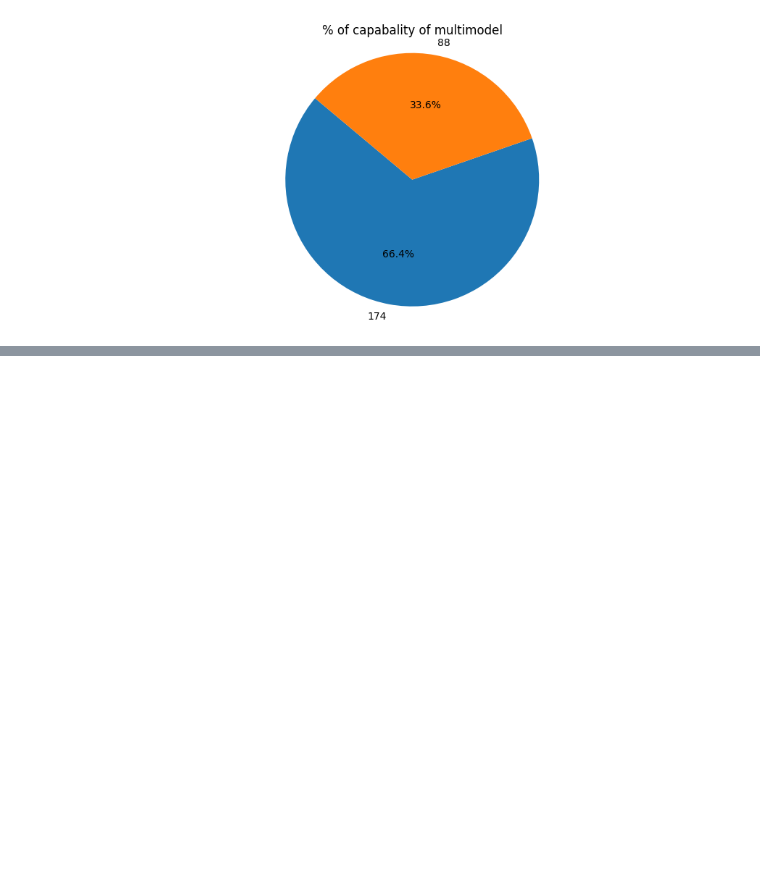
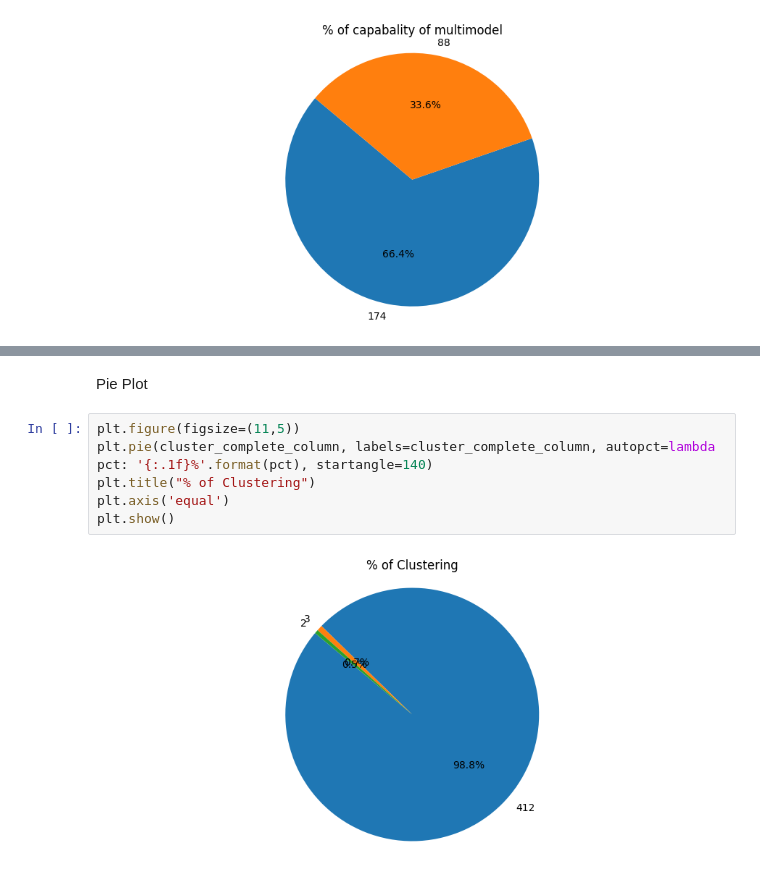
Before and after one commit to vaugsss/DataScience, a Jupyter notebook: DBMS.ipynb, the cells around one changed output, grey strips where cells are left out. Drawn from its saved outputs; the diff is of its cells as text; blank space fills up the shorter version.

```diff
--- a/DBMS.ipynb
+++ b/DBMS.ipynb
@@ -410,0 +472,10 @@ plt.show()
+# %% [markdown]
+Pie Plot
+# %%
+plt.figure(figsize=(11,5))
+plt.pie(cluster_complete_column, labels=cluster_complete_column, autopct=lambda pct: '{:.1f}%'.format(pct), startangle=140)
+plt.title("% of Clustering")
+plt.axis('equal')
+plt.show()
+# %% [output]
+[figure, added]
```
Also changed, not shown: parts of 20 cells of this notebook.
